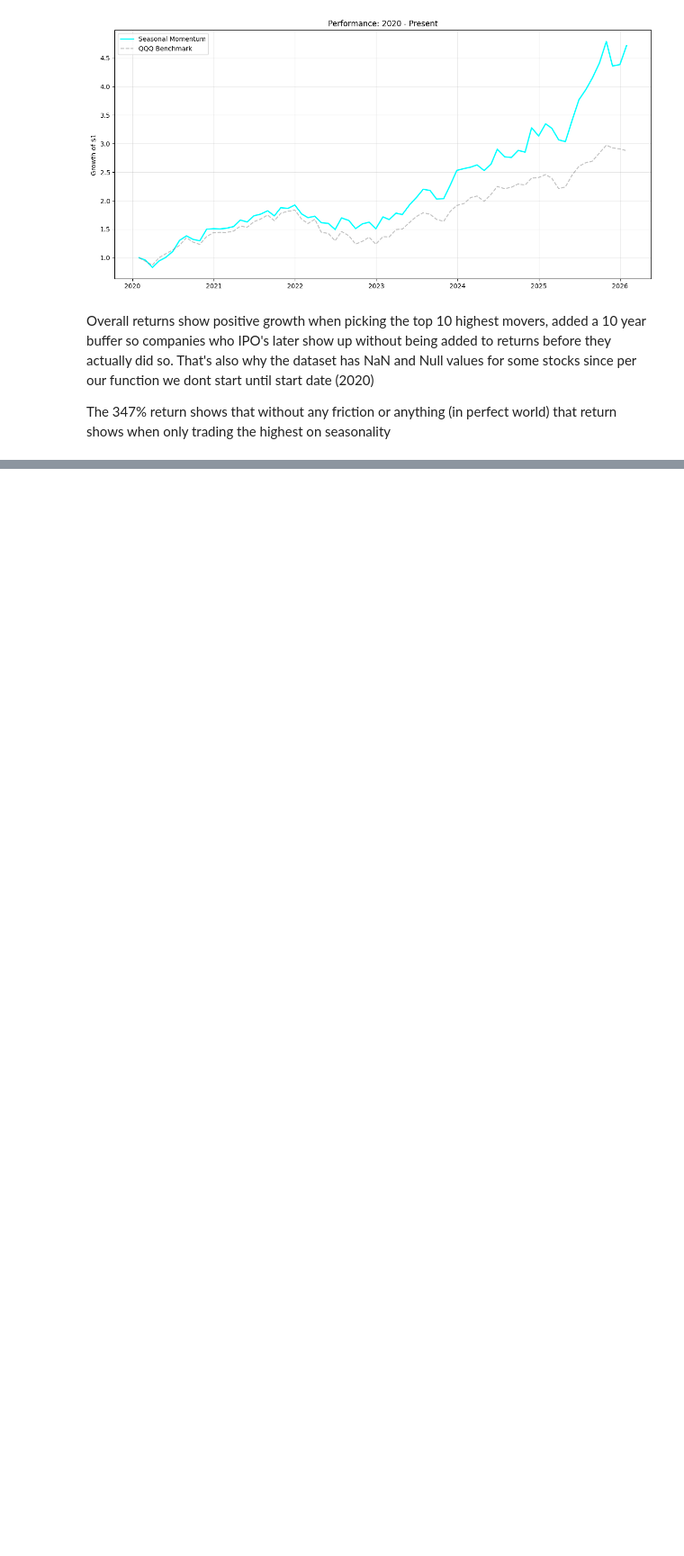
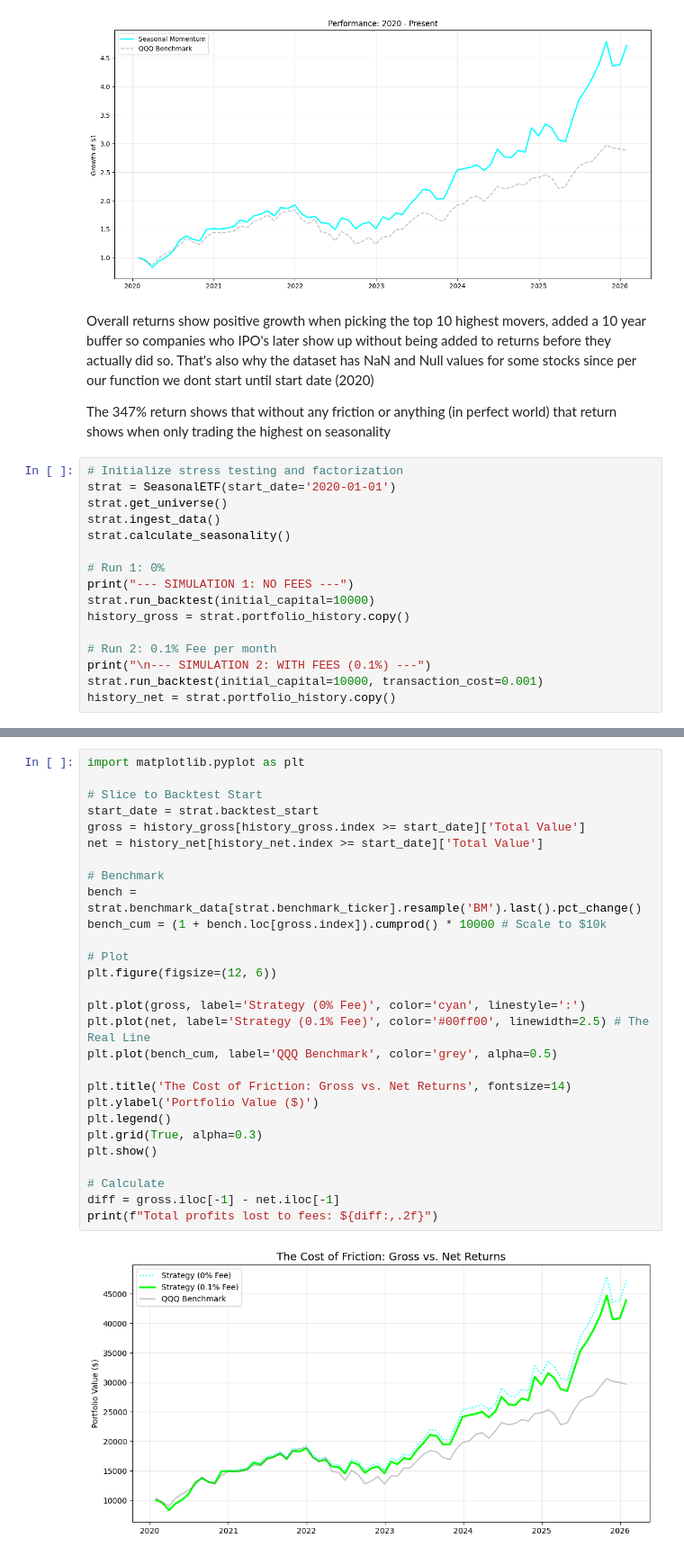
Before and after one commit to mikailrizvi/Seasonal-Dynamic-ETF, a Jupyter notebook: notebooks/EA.ipynb, the cells around one changed output, grey strips where cells are left out. Shown at 90% size. Saved outputs shown, nothing was run; the diff lists cells and outputs as text; blank space fills up the shorter version.

Commit message:
Added testing for transaction fees to account for trading on the spread/ a live market. Saw returns still relatively high but lost around 30 ish percent.

```diff
--- a/notebooks/EA.ipynb
+++ b/notebooks/EA.ipynb
@@ -70,3 +70,19 @@ plt.show()
 Overall returns show positive growth when picking the top 10 highest movers, added a 10 year buffer so companies who IPO's later show up without being added to returns before they actually did so. That's also why the dataset has NaN and Null values for some stocks since per our function we dont start until start date (2020)
 
 The 347% return shows that without any friction or anything (in perfect world) that return shows when only trading the highest on seasonality
+# %%
+# Initialize stress testing and factorization
+strat = SeasonalETF(start_date='2020-01-01')
+strat.get_universe()
+strat.ingest_data()
+strat.calculate_seasonality()
+
+# Run 1: 0%
+print("--- SIMULATION 1: NO FEES ---")
+strat.run_backtest(initial_capital=10000)
+history_gross = strat.portfolio_history.copy()
+
+# Run 2: 0.1% Fee per month
+print("\n--- SIMULATION 2: WITH FEES (0.1%) ---")
+strat.run_backtest(initial_capital=10000, transaction_cost=0.001)
+history_net = strat.portfolio_history.copy()
@@ -72,0 +107,30 @@ The 347% return shows that without any friction or anything (in perfect world) t
+# %%
+import matplotlib.pyplot as plt
+
+# Slice to Backtest Start
+start_date = strat.backtest_start
+gross = history_gross[history_gross.index >= start_date]['Total Value']
+net = history_net[history_net.index >= start_date]['Total Value']
+
+# Benchmark
+bench = strat.benchmark_data[strat.benchmark_ticker].resample('BM').last().pct_change()
+bench_cum = (1 + bench.loc[gross.index]).cumprod() * 10000 # Scale to $10k
+
+# Plot
+plt.figure(figsize=(12, 6))
+
+plt.plot(gross, label='Strategy (0% Fee)', color='cyan', linestyle=':')
+plt.plot(net, label='Strategy (0.1% Fee)', color='#00ff00', linewidth=2.5) # The Real Line
+plt.plot(bench_cum, label='QQQ Benchmark', color='grey', alpha=0.5)
+
+plt.title('The Cost of Friction: Gross vs. Net Returns', fontsize=14)
+plt.ylabel('Portfolio Value ($)')
+plt.legend()
+plt.grid(True, alpha=0.3)
+plt.show()
+
+# Calculate
+diff = gross.iloc[-1] - net.iloc[-1]
+print(f"Total profits lost to fees: ${diff:,.2f}")
+# %% [output]
+[figure, added]
```
Also changed, not shown: parts of 4 cells of this notebook, 1 other file.
